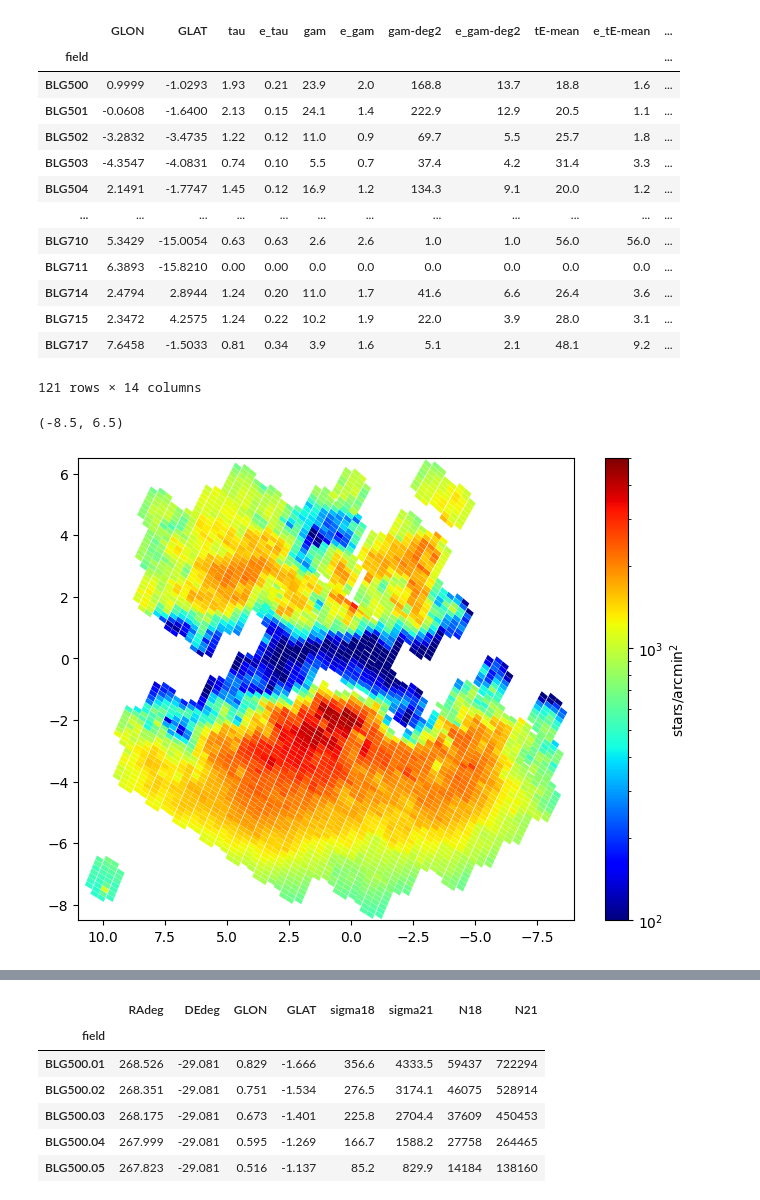
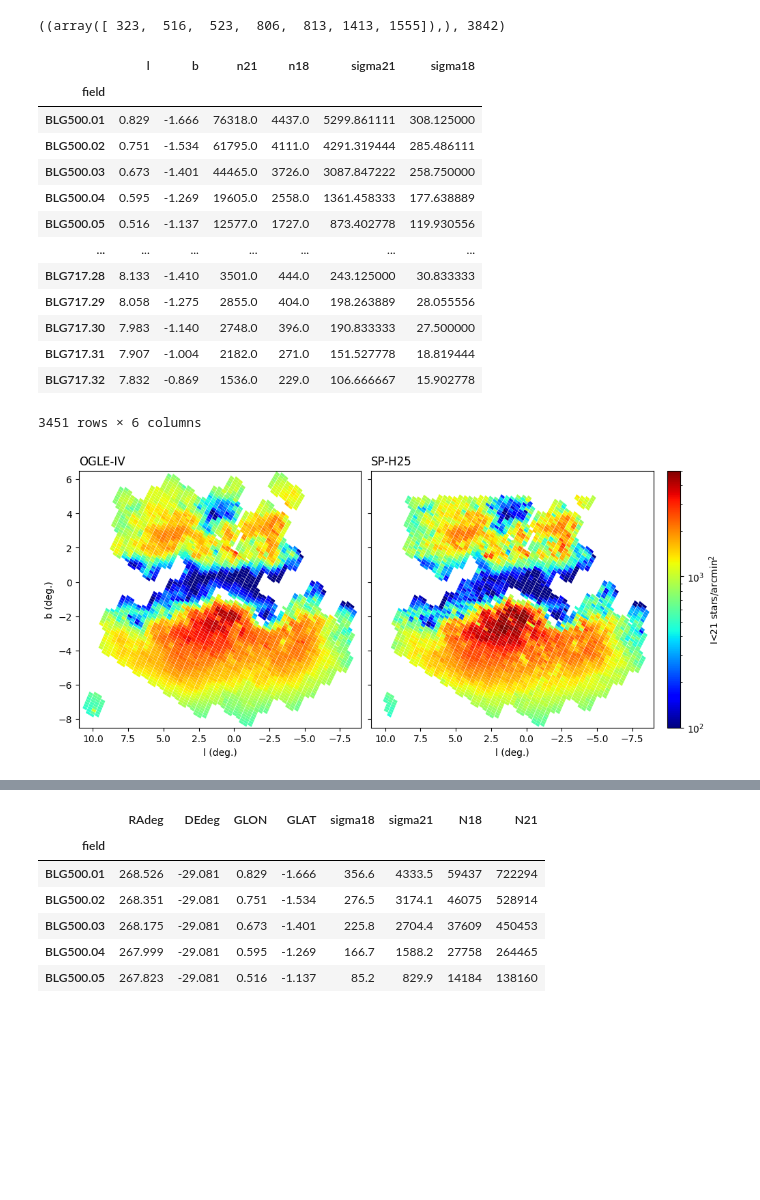
Before and after one commit to synthpop-galaxy/synthpop-model-eval, a Jupyter notebook: bdep_ogle.ipynb, the cells around one changed output, grey strips where cells are left out. Saved outputs shown, nothing was run; the diff lists cells and outputs as text; code cells hidden in the pictures; blank space fills up the shorter version.

Commit message:
add ogle counts + updated terry2020 comparison

```diff
--- a/bdep_ogle.ipynb
+++ b/bdep_ogle.ipynb
@@ -21,50 +21,73 @@ ogle_surfdens, ogle_fields, ogle_rates = fetch_data.ogle_mroz2019()
 ogle_rates['RAdeg'] = ogle_fields['RAdeg']
 ogle_rates['DEdeg'] = ogle_fields['DEdeg']
 # %%
-ogle_rates
+np.where(np.abs(ogle_surfdens.GLAT+5.23)<0.01), len(ogle_surfdens)
 # %% [output]
-|  | GLON | GLAT | tau | e_tau | gam | e_gam | gam-deg2 | e_gam-deg2 | tE-mean | e_tE-mean | ... |
-| field |  |  |  |  |  |  |  |  |  |  | ... |
-| BLG500 | 0.9999 | -1.0293 | 1.93 | 0.21 | 23.9 | 2.0 | 168.8 | 13.7 | 18.8 | 1.6 | ... |
-| BLG501 | -0.0608 | -1.6400 | 2.13 | 0.15 | 24.1 | 1.4 | 222.9 | 12.9 | 20.5 | 1.1 | ... |
-| BLG502 | -3.2832 | -3.4735 | 1.22 | 0.12 | 11.0 | 0.9 | 69.7 | 5.5 | 25.7 | 1.8 | ... |
-| BLG503 | -4.3547 | -4.0831 | 0.74 | 0.10 | 5.5 | 0.7 | 37.4 | 4.2 | 31.4 | 3.3 | ... |
-| BLG504 | 2.1491 | -1.7747 | 1.45 | 0.12 | 16.9 | 1.2 | 134.3 | 9.1 | 20.0 | 1.2 | ... |
-| ... | ... | ... | ... | ... | ... | ... | ... | ... | ... | ... | ... |
-| BLG710 | 5.3429 | -15.0054 | 0.63 | 0.63 | 2.6 | 2.6 | 1.0 | 1.0 | 56.0 | 56.0 | ... |
-| BLG711 | 6.3893 | -15.8210 | 0.00 | 0.00 | 0.0 | 0.0 | 0.0 | 0.0 | 0.0 | 0.0 | ... |
-| BLG714 | 2.4794 | 2.8944 | 1.24 | 0.20 | 11.0 | 1.7 | 41.6 | 6.6 | 26.4 | 3.6 | ... |
-| BLG715 | 2.3472 | 4.2575 | 1.24 | 0.22 | 10.2 | 1.9 | 22.0 | 3.9 | 28.0 | 3.1 | ... |
-| BLG717 | 7.6458 | -1.5033 | 0.81 | 0.34 | 3.9 | 1.6 | 5.1 | 2.1 | 48.1 | 9.2 | ... |
-121 rows × 14 columns
+((array([ 323,  516,  523,  806,  813, 1413, 1555]),), 3842)
 # %%
 ogle_rates.sort_values('GLAT',inplace=True)
 ogle_rates['in_lims'] = ((np.abs(ogle_rates['GLON'])<10) & (ogle_rates['GLAT']<5) & (ogle_rates['GLAT']>-10))
 ogle_rates['use_for_latdep'] = ((np.abs(ogle_rates['GLON'])<3) & (ogle_rates['Nevents']>1) & (np.abs(ogle_rates['GLAT'])>0.7))
+# %%
+sp_cts = pd.read_csv('outputfiles/ogle_sim_surfdens.csv').set_index('field')
+sp_cts
+# %% [output]
+|  | l | b | n21 | n18 | sigma21 | sigma18 |
+| field |  |  |  |  |  |  |
+| BLG500.01 | 0.829 | -1.666 | 76318.0 | 4437.0 | 5299.861111 | 308.125000 |
+| BLG500.02 | 0.751 | -1.534 | 61795.0 | 4111.0 | 4291.319444 | 285.486111 |
+| BLG500.03 | 0.673 | -1.401 | 44465.0 | 3726.0 | 3087.847222 | 258.750000 |
+| BLG500.04 | 0.595 | -1.269 | 19605.0 | 2558.0 | 1361.458333 | 177.638889 |
+| BLG500.05 | 0.516 | -1.137 | 12577.0 | 1727.0 | 873.402778 | 119.930556 |
+| ... | ... | ... | ... | ... | ... | ... |
+| BLG717.28 | 8.133 | -1.410 | 3501.0 | 444.0 | 243.125000 | 30.833333 |
+| BLG717.29 | 8.058 | -1.275 | 2855.0 | 404.0 | 198.263889 | 28.055556 |
+| BLG717.30 | 7.983 | -1.140 | 2748.0 | 396.0 | 190.833333 | 27.500000 |
+| BLG717.31 | 7.907 | -1.004 | 2182.0 | 271.0 | 151.527778 | 18.819444 |
+| BLG717.32 | 7.832 | -0.869 | 1536.0 | 229.0 | 106.666667 | 15.902778 |
+3451 rows × 6 columns
 # %%
-fig,ax=plt.subplots(figsize=(8,6))
+fig,ax=plt.subplots(figsize=(10,4.5),ncols=2,nrows=1, sharey=True, layout='constrained')
 patches=[]
+sppatches = []
 sf_cols = []
+sp_cols = []
 for idx in ogle_rates.index:
     f,ra,dec=idx, ogle_rates['RAdeg'][idx],ogle_rates['DEdeg'][idx],
     for j in range(1,33):
         sbf_name = f+'.'+str(j).zfill(2)
         p = Polygon(np.column_stack(ogle_utils.equatorial_to_galactic(*ogle_utils.o4_subfield(ra,dec,j))),closed=True)
         try:
             dat = ogle_surfdens.at[sbf_name, 'sigma21']
             patches.append(p)
             sf_cols.append(dat)
         except:
             pass
+        try:
+            spdat = sp_cts.at[sbf_name, 'sigma21']
+            sppatches.append(p)
+            sp_cols.append(spdat)
+        except:
+            pass
 norm = colors.LogNorm(vmin=100, vmax=5000)
 pc = PatchCollection(patches, cmap='jet', norm=norm)
 pc.set_array(sf_cols)
 pc.set_edgecolor('none')
-ax.add_collection(pc)
+ax[0].add_collection(pc)
 
-cbar = plt.colorbar(pc,label=r'stars/arcmin$^2$')
-plt.xlim(11,-9)
-plt.ylim(-8.5,6.5)
+pc = PatchCollection(sppatches, cmap='jet', norm=norm)
+pc.set_array(sp_cols)
+pc.set_edgecolor('none')
+ax[1].add_collection(pc)
+
+cbar = plt.colorbar(pc,label=r'I<21 stars/arcmin$^2$')
+for axi in ax:
+    axi.set_xlim(11,-9)
+    axi.set_ylim(-8.5,6.5)
+    axi.set_xlabel('l (deg.)')
+ax[0].set_ylabel('b (deg.)')
+ax[0].set_title('OGLE-IV', loc='left'); ax[1].set_title('SP-H25', loc='left')
+
+plt.savefig('figures/ogle_counts.pdf')
 # %% [output]
-(-8.5, 6.5)
-[figure, old version]
+[figure, new version]
```
Also changed, not shown: parts of 2 cells of this notebook, 3 other files.
